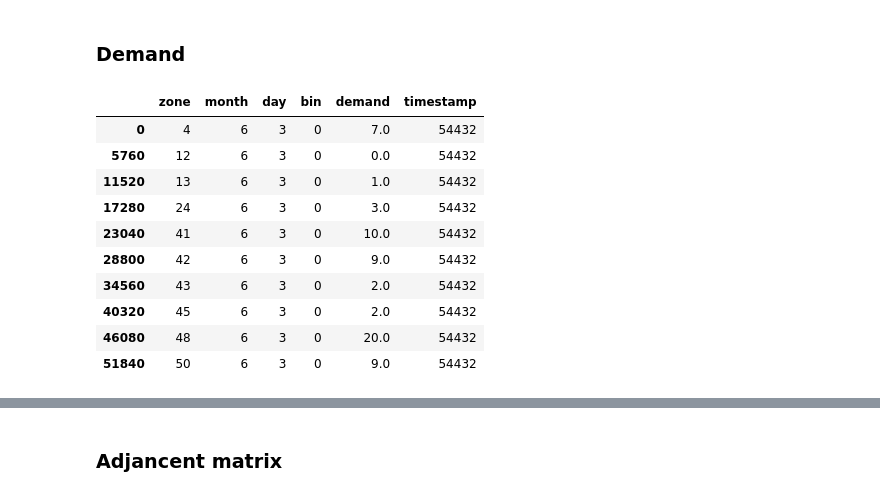
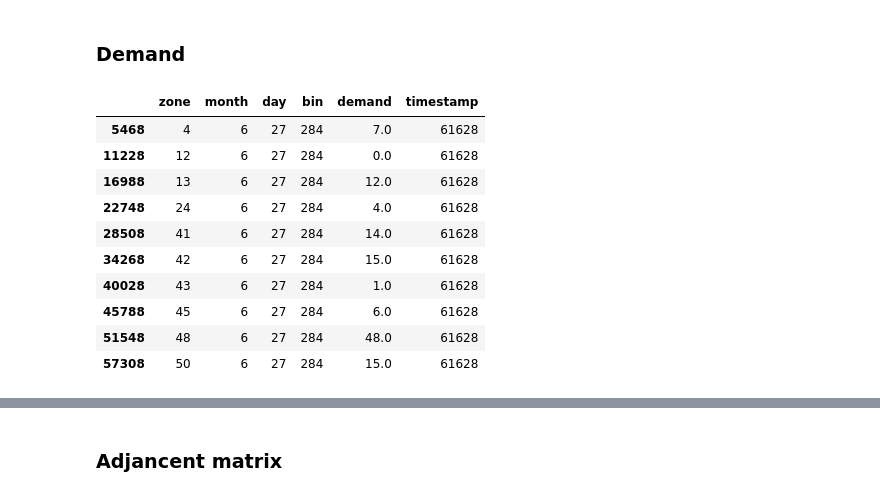
Before and after one commit to elxl/demand-uncertainty, a Jupyter notebook: split_processed.ipynb, the cells around one changed output, grey strips where cells are left out. Saved outputs shown, nothing was run; the diff lists cells and outputs as text; code cells hidden in the pictures.

```diff
--- a/split_processed.ipynb
+++ b/split_processed.ipynb
@@ -71,21 +71,22 @@ See the caveats in the documentation: https://pandas.pydata.org/pandas-docs/stab
 # %% [markdown]
 ### Demand
 # %%
+df = df[(df['timestamp']>=61628)]
 df_demand = df[['zone','month','day','bin','demand','timestamp']]
 df_demand = df_demand.sort_values(by=['month','day','bin','zone'])
 df_demand.head(10)
 # %% [output]
 |  | zone | month | day | bin | demand | timestamp |
-| 0 | 4 | 6 | 3 | 0 | 7.0 | 54432 |
-| 5760 | 12 | 6 | 3 | 0 | 0.0 | 54432 |
-| 11520 | 13 | 6 | 3 | 0 | 1.0 | 54432 |
-| 17280 | 24 | 6 | 3 | 0 | 3.0 | 54432 |
-| 23040 | 41 | 6 | 3 | 0 | 10.0 | 54432 |
-| 28800 | 42 | 6 | 3 | 0 | 9.0 | 54432 |
-| 34560 | 43 | 6 | 3 | 0 | 2.0 | 54432 |
-| 40320 | 45 | 6 | 3 | 0 | 2.0 | 54432 |
-| 46080 | 48 | 6 | 3 | 0 | 20.0 | 54432 |
-| 51840 | 50 | 6 | 3 | 0 | 9.0 | 54432 |
+| 5468 | 4 | 6 | 27 | 284 | 7.0 | 61628 |
+| 11228 | 12 | 6 | 27 | 284 | 0.0 | 61628 |
+| 16988 | 13 | 6 | 27 | 284 | 12.0 | 61628 |
+| 22748 | 24 | 6 | 27 | 284 | 4.0 | 61628 |
+| 28508 | 41 | 6 | 27 | 284 | 14.0 | 61628 |
+| 34268 | 42 | 6 | 27 | 284 | 15.0 | 61628 |
+| 40028 | 43 | 6 | 27 | 284 | 1.0 | 61628 |
+| 45788 | 45 | 6 | 27 | 284 | 6.0 | 61628 |
+| 51548 | 48 | 6 | 27 | 284 | 48.0 | 61628 |
+| 57308 | 50 | 6 | 27 | 284 | 15.0 | 61628 |
 # %%
 def combine(df_demand,df,x,y,timestamp,included,lookback=2):
     df = df.sort_values('zone')
```
Also changed, not shown: parts of 11 cells of this notebook, 1 other file.
